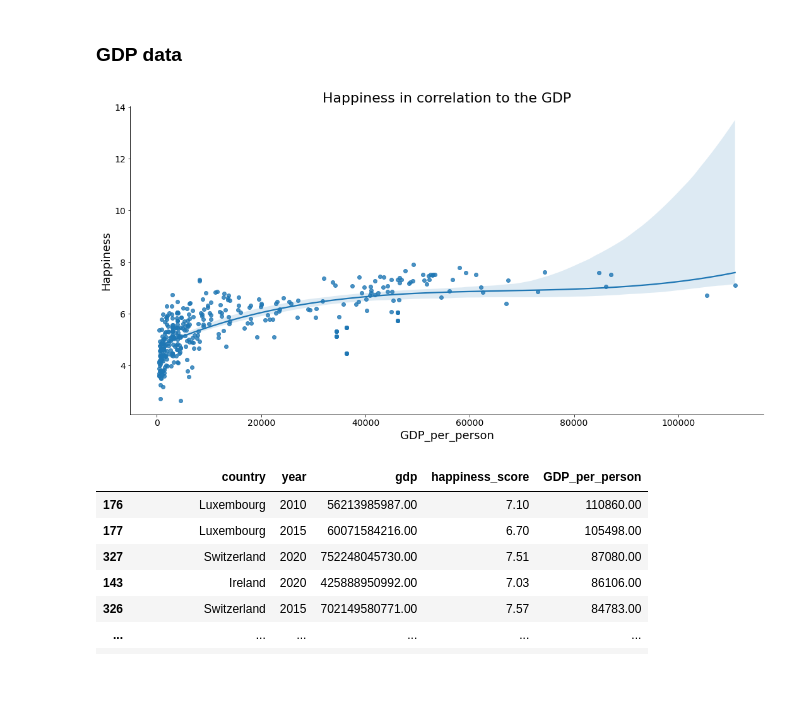
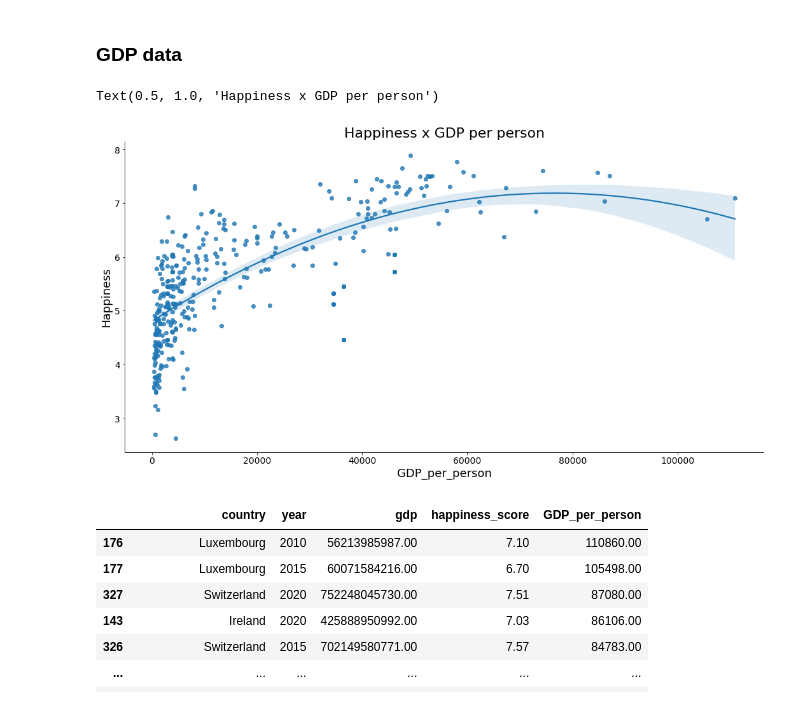
Before and after one commit to Dariokula/VisualizationProj23, a Jupyter notebook: all_datsets_26_08_Dario.ipynb, the cells around one changed output. Saved outputs shown, nothing was run; the diff lists cells and outputs as text; code cells hidden in the pictures; blank space fills up the shorter version.

```diff
--- a/all_datsets_26_08_Dario.ipynb
+++ b/all_datsets_26_08_Dario.ipynb
@@ -819,20 +819,20 @@ plt.show()
 # %%
 # GDP
 fig, axs = plt.subplots(nrows=1, ncols=1, figsize=(18, 9))
-ax= sns.regplot(data=df_gdp_combined, x="GDP_per_person", y="happiness_score", order=3)
+ax= sns.regplot(data=df_gdp_combined, x="GDP_per_person", y="happiness_score", order=2)
 
 # Formatierung anpassen
 ax.spines['top'].set_visible(False)
 ax.spines['right'].set_visible(False)
 #ax.set_xlim(0, 50000000000)
 
 plt.xlabel('GDP_per_person')
 plt.ylabel('Happiness')
 
-plt.title('Happiness in correlation to the GDP')
-plt.show()
+plt.title('Happiness x GDP per person')
 # %% [output]
+Text(0.5, 1.0, 'Happiness x GDP per person')
-[figure, old version]
+[figure, new version]
 # %%
 df_gdp_combined
 
```
Also changed, not shown: parts of 6 cells of this notebook.
